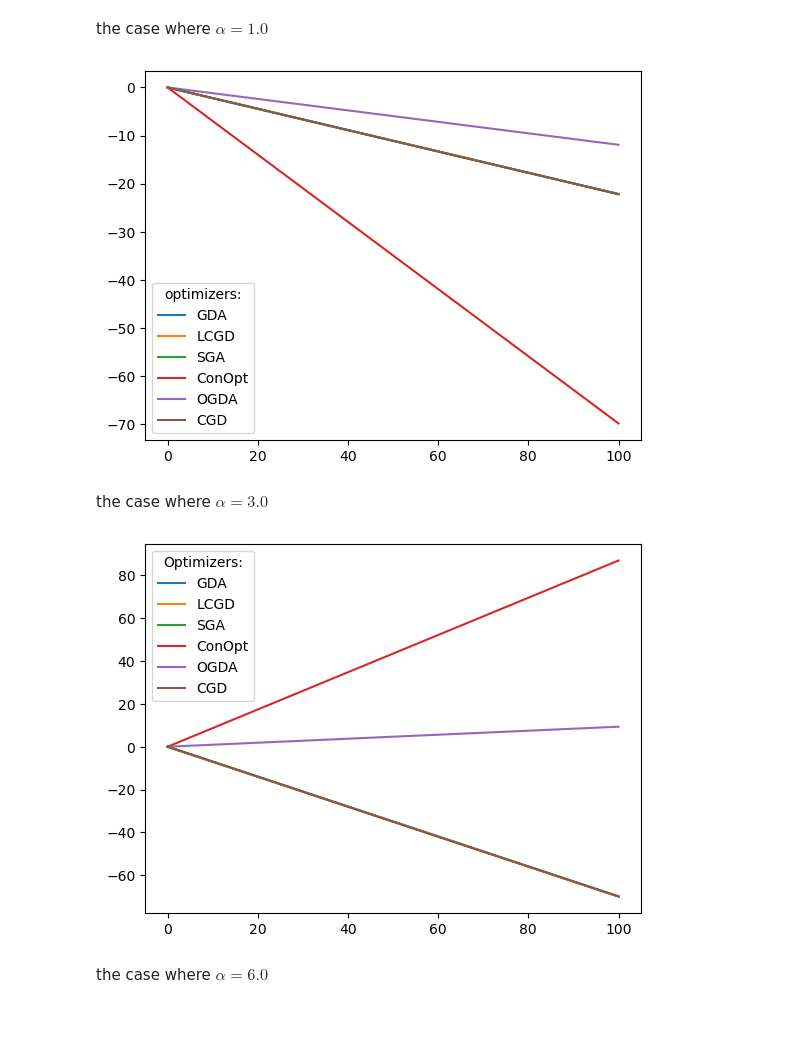
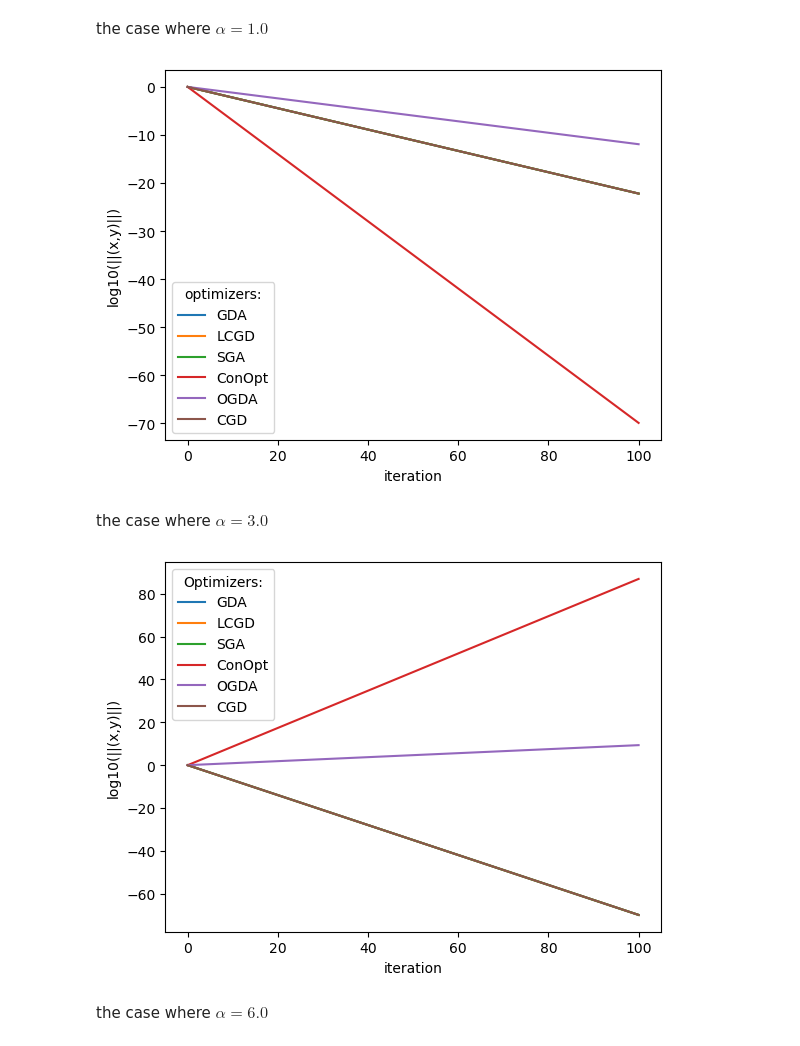
Before and after one commit to gabrieledangeli/OptML_miniproject_FGY, a Jupyter notebook: PART 1/main.ipynb, the cells around one changed output. Saved outputs shown, nothing was run; the diff lists cells and outputs as text; code cells hidden in the pictures; blank space fills up the shorter version.

```diff
--- a/PART 1/main.ipynb
+++ b/PART 1/main.ipynb
@@ -188,17 +188,19 @@ the case where $\alpha = 1.0$
 # %%
 alpha=1
 records={}
 for optimizer in optimizers:
     record=v_c.run(alpha,eta,gamma,Xinit,Yinit,optimizer=optimizer)
     records[optimizer]=record
 
 step=[i*25 for i in range(5)]
 for optimizer in optimizers:
     plt.plot(step,records[optimizer],label=optimizer)
 plt.legend(title='optimizers:')
+plt.xlabel('iteration')
+plt.ylabel('log10(||(x,y)||)')
 plt.show()
 # %% [output]
-[figure, old version]
+[figure, new version]
 # %% [markdown]
 the case where $\alpha = 3.0$
 # %%
@@ -212,9 +214,11 @@ step=[i*25 for i in range(5)]
 for optimizer in optimizers:
     plt.plot(step,records[optimizer],label=optimizer)
 plt.legend(title='Optimizers:')
+plt.xlabel('iteration')
+plt.ylabel('log10(||(x,y)||)')
 plt.show()
 # %% [output]
-[figure, old version]
+[figure, new version]
 # %% [markdown]
 the case where $\alpha = 6.0$
 # %%
```
Also changed, not shown: parts of 7 cells of this notebook, 5 other files.
